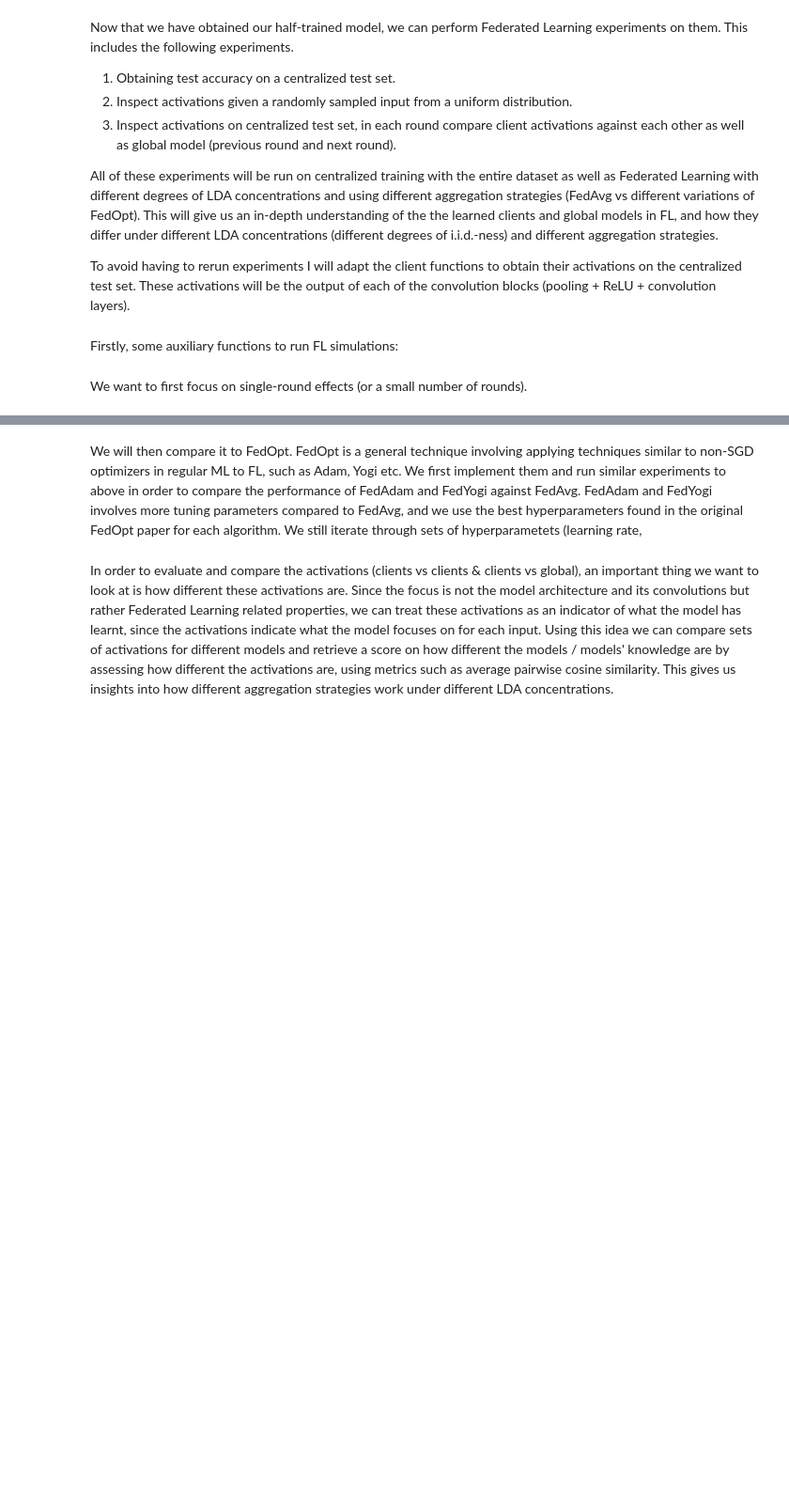
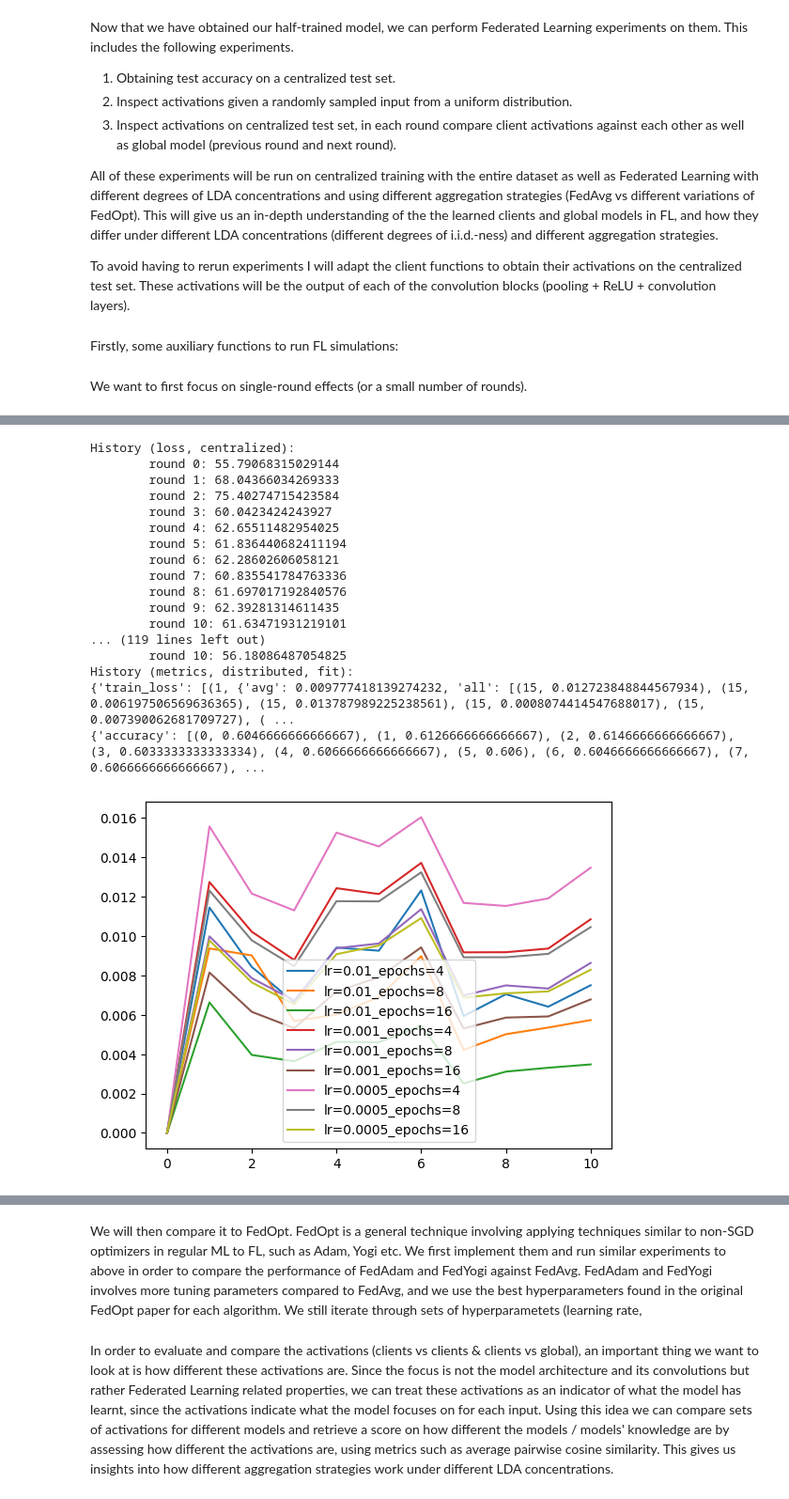
Before and after one commit to Tyv217/L361-Federated-Learning, a Jupyter notebook: projects/project.ipynb, the cells around one changed output, grey strips where cells are left out. Shown at 94% size. Cells and saved outputs as stored; diff of their text form; code cells hidden in the pictures; blank space fills up the shorter version.

```diff
--- a/projects/project.ipynb
+++ b/projects/project.ipynb
@@ -1121,0 +1176,30 @@ single_round_hist_fedavg
+# %%
+for key in ten_round_hist_fedavg.keys():
+  all_hist = ten_round_hist_fedavg[key]
+  for hist_fedavg in all_hist:
+    lr = hist_fedavg[0]
+    local_epochs = hist_fedavg[1]
+    history = hist_fedavg[2]
+    print(history)
+    plot_ten_round_metric(history, "train_loss", "lr=" + str(lr) + "_epochs=" + str(local_epochs), distributed = True)
+plt.legend()
+plt.show()
+# %% [output]
+History (loss, centralized):
+        round 0: 55.79068315029144
+        round 1: 68.04366034269333
+        round 2: 75.40274715423584
+        round 3: 60.0423424243927
+        round 4: 62.65511482954025
+        round 5: 61.836440682411194
+        round 6: 62.28602606058121
+        round 7: 60.835541784763336
+        round 8: 61.697017192840576
+        round 9: 62.39281314611435
+        round 10: 61.63471931219101
+... (119 lines left out)
+        round 10: 56.18086487054825
+History (metrics, distributed, fit):
+{'train_loss': [(1, {'avg': 0.009777418139274232, 'all': [(15, 0.012723848844567934), (15, 0.006197506569636365), (15, 0.013787989225238561), (15, 0.0008074414547688017), (15, 0.007390062681709727), ( ...
+{'accuracy': [(0, 0.6046666666666667), (1, 0.6126666666666667), (2, 0.6146666666666667), (3, 0.6033333333333334), (4, 0.6066666666666667), (5, 0.606), (6, 0.6046666666666667), (7, 0.6066666666666667), ...
+[figure, added]
```
Also changed, not shown: parts of 12 cells of this notebook.
